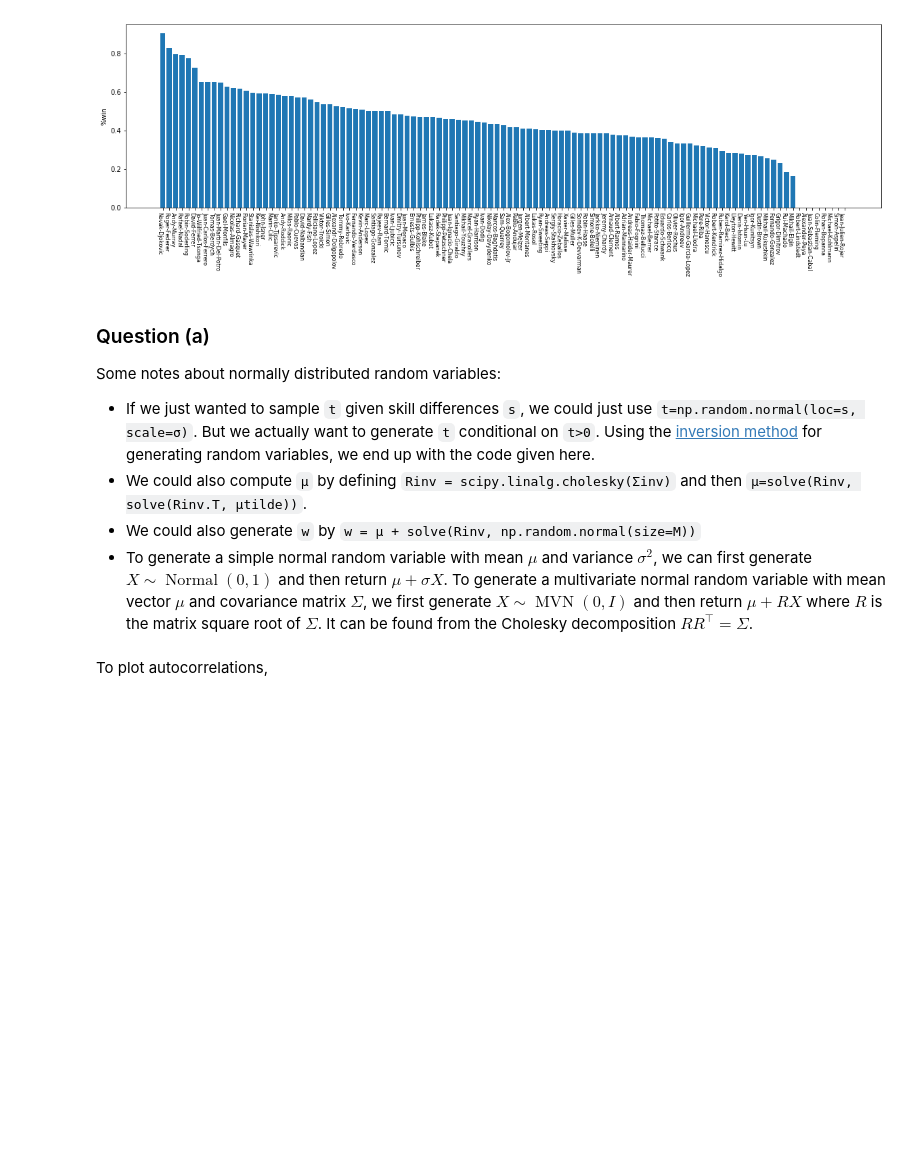
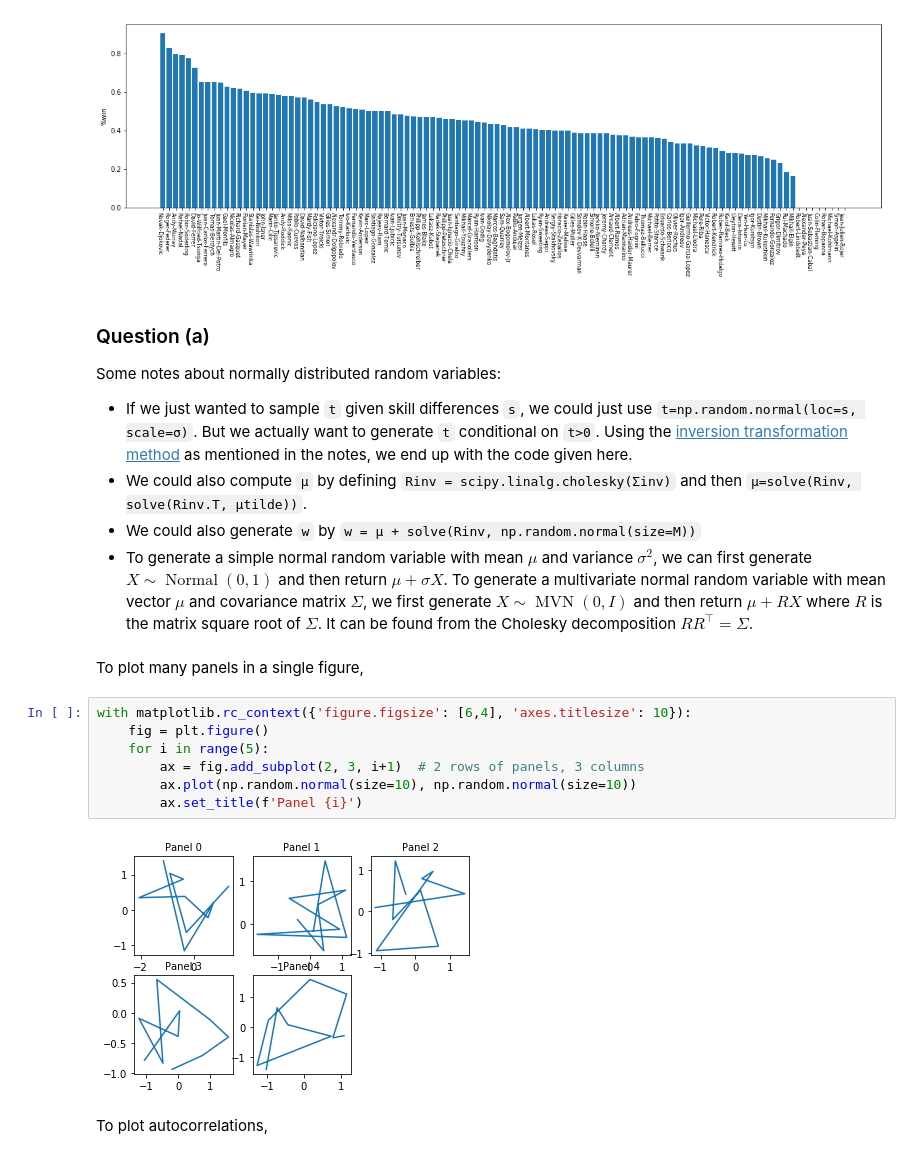
Before and after one commit to damonjw/probml, a Jupyter notebook: coursework2.ipynb, the cells around one changed output. Cells and saved outputs as stored; diff of their text form; blank space fills up the shorter version.

```diff
--- a/coursework2.ipynb
+++ b/coursework2.ipynb
@@ -148,10 +157,21 @@ plt.show()
 
 Some notes about normally distributed random variables:
 
-* If we just wanted to sample `t` given skill differences `s`, we could just use `t=np.random.normal(loc=s, scale=σ)`. But we actually want to generate `t` conditional on `t>0`. Using the [inversion method](https://en.wikipedia.org/wiki/Inverse_transform_sampling) for generating random variables, we end up with the code given here.
+* If we just wanted to sample `t` given skill differences `s`, we could just use `t=np.random.normal(loc=s, scale=σ)`. But we actually want to generate `t` conditional on `t>0`. Using the [inversion transformation method](https://en.wikipedia.org/wiki/Inverse_transform_sampling) as mentioned in the notes, we end up with the code given here.
 * We could also compute `μ` by defining `Rinv = scipy.linalg.cholesky(Σinv)` and then `μ=solve(Rinv, solve(Rinv.T, μtilde))`.
 * We could also generate `w` by `w = μ + solve(Rinv, np.random.normal(size=M))`
 * To generate a simple normal random variable with mean $\mu$ and variance $\sigma^2$, we can first generate $X\sim\operatorname{Normal}(0,1)$ and then return $\mu+\sigma X$. To generate a multivariate normal random variable with mean vector $\mu$ and covariance matrix $\Sigma$, we first generate $X\sim\operatorname{MVN}(0,I)$ and then return $\mu+R X$ where $R$ is the matrix square root of $\Sigma$. It can be found from the Cholesky decomposition $R R^\top=\Sigma$.
+# %% [markdown]
+To plot many panels in a single figure,
+# %%
+with matplotlib.rc_context({'figure.figsize': [6,4], 'axes.titlesize': 10}):
+    fig = plt.figure()
+    for i in range(5):
+        ax = fig.add_subplot(2, 3, i+1)  # 2 rows of panels, 3 columns
+        ax.plot(np.random.normal(size=10), np.random.normal(size=10))
+        ax.set_title(f'Panel {i}')
+# %% [output]
+[figure, added]
 # %% [markdown]
 To plot autocorrelations,
 # %%
```
Also changed, not shown: parts of 11 cells of this notebook, 1 other file.
